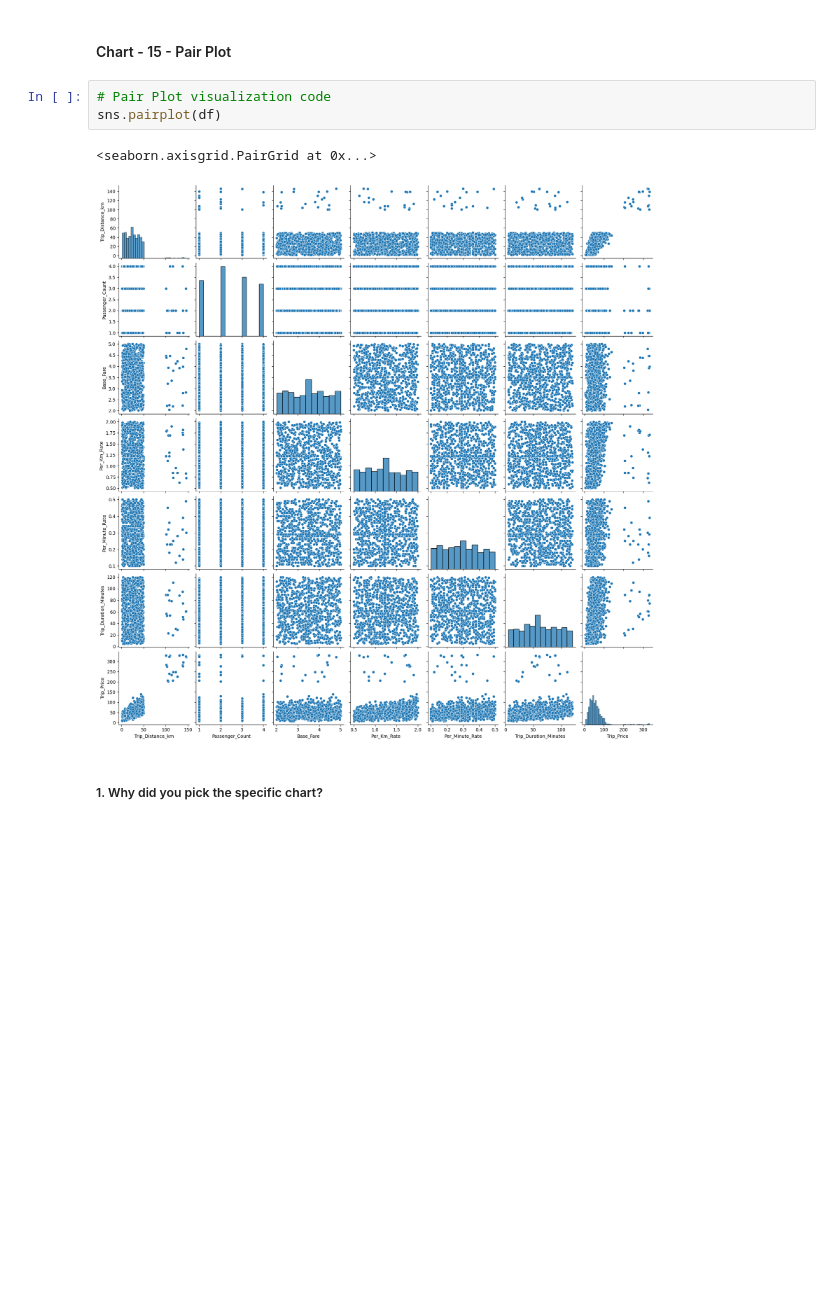
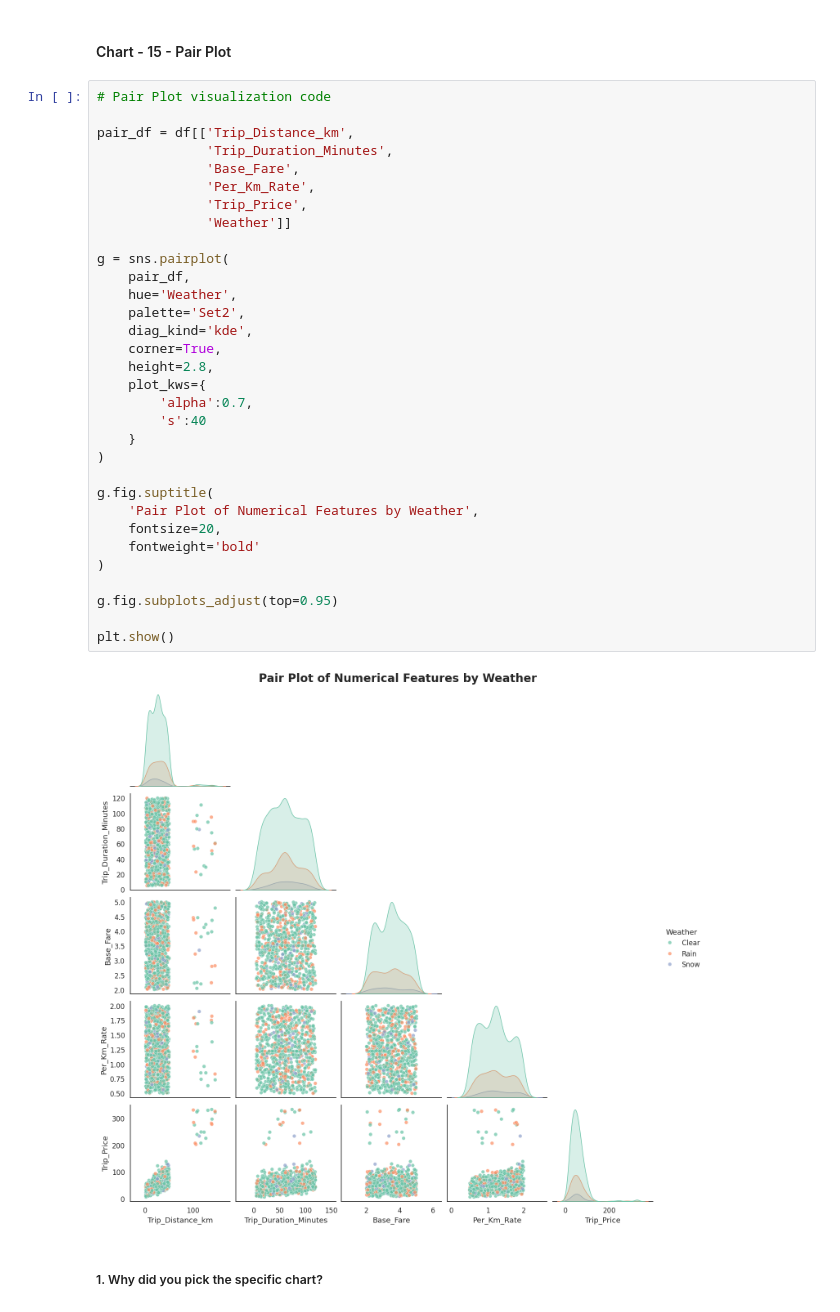
Before and after one commit to Sneha8126/Sneha-copy-of-Sample-ML-Submission-Template, a Jupyter notebook: Sneha_copy_of_Sample_ML_Submission_Template.ipynb, the cells around one changed output. Drawn from its saved outputs; the diff is of its cells as text; blank space fills up the shorter version.

Commit message:
Added pair plot

```diff
--- a/Sneha_copy_of_Sample_ML_Submission_Template.ipynb
+++ b/Sneha_copy_of_Sample_ML_Submission_Template.ipynb
@@ -1107,12 +1107,40 @@ plt.show()
 * Highly correlated independent variables may indicate redundant information.
 # %% [markdown]
 #### Chart - 15 - Pair Plot
-# %%
-# Pair Plot visualization code
-sns.pairplot(df)
-# %% [output]
-<seaborn.axisgrid.PairGrid at 0x...>
-[figure, removed]
+# %%
+# Pair Plot visualization code
+
+pair_df = df[['Trip_Distance_km',
+              'Trip_Duration_Minutes',
+              'Base_Fare',
+              'Per_Km_Rate',
+              'Trip_Price',
+              'Weather']]
+
+g = sns.pairplot(
+    pair_df,
+    hue='Weather',
+    palette='Set2',
+    diag_kind='kde',
+    corner=True,
+    height=2.8,
+    plot_kws={
+        'alpha':0.7,
+        's':40
+    }
+)
+
+g.fig.suptitle(
+    'Pair Plot of Numerical Features by Weather',
+    fontsize=20,
+    fontweight='bold'
+)
+
+g.fig.subplots_adjust(top=0.95)
+
+plt.show()
+# %% [output]
+[figure, added]
 # %% [markdown]
 ##### 1. Why did you pick the specific chart?
 # %% [markdown]
```
